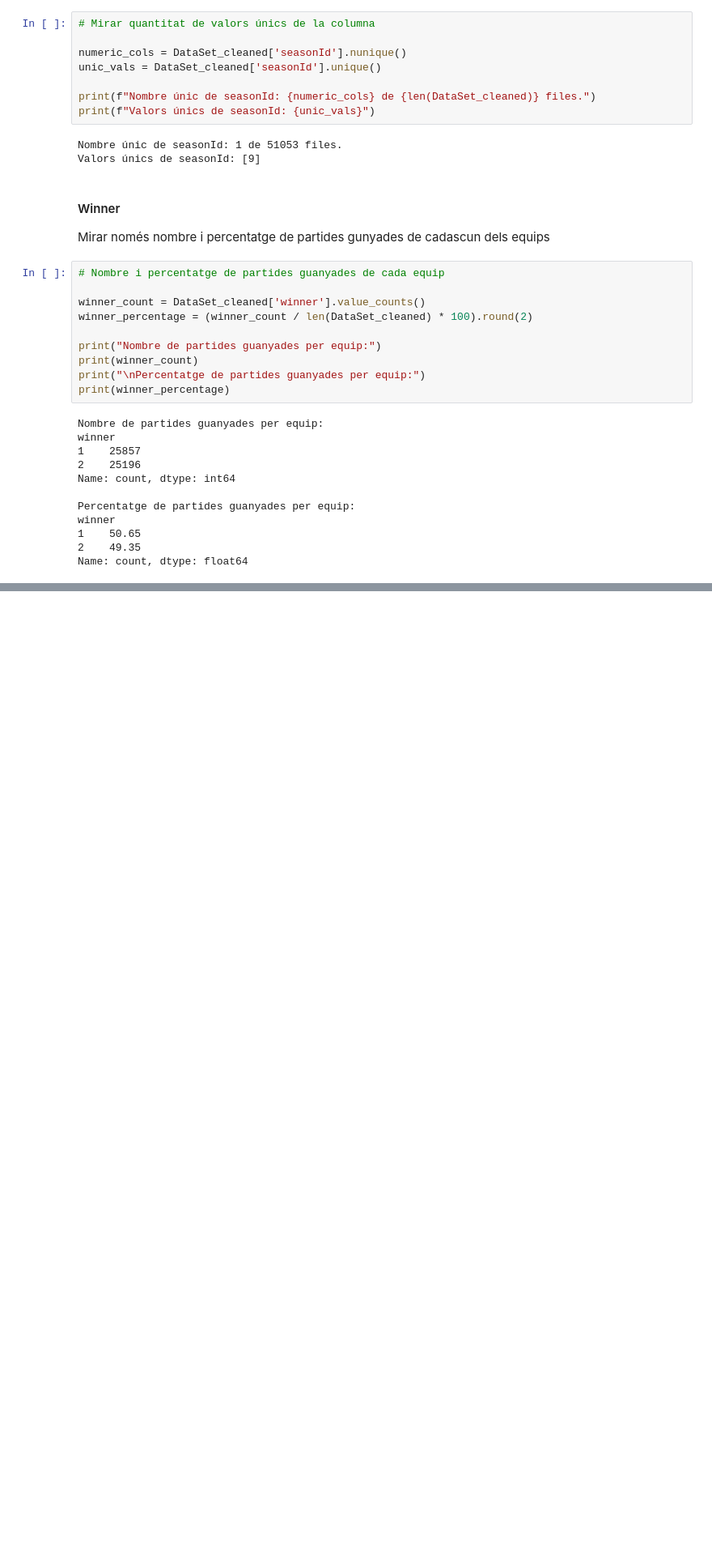
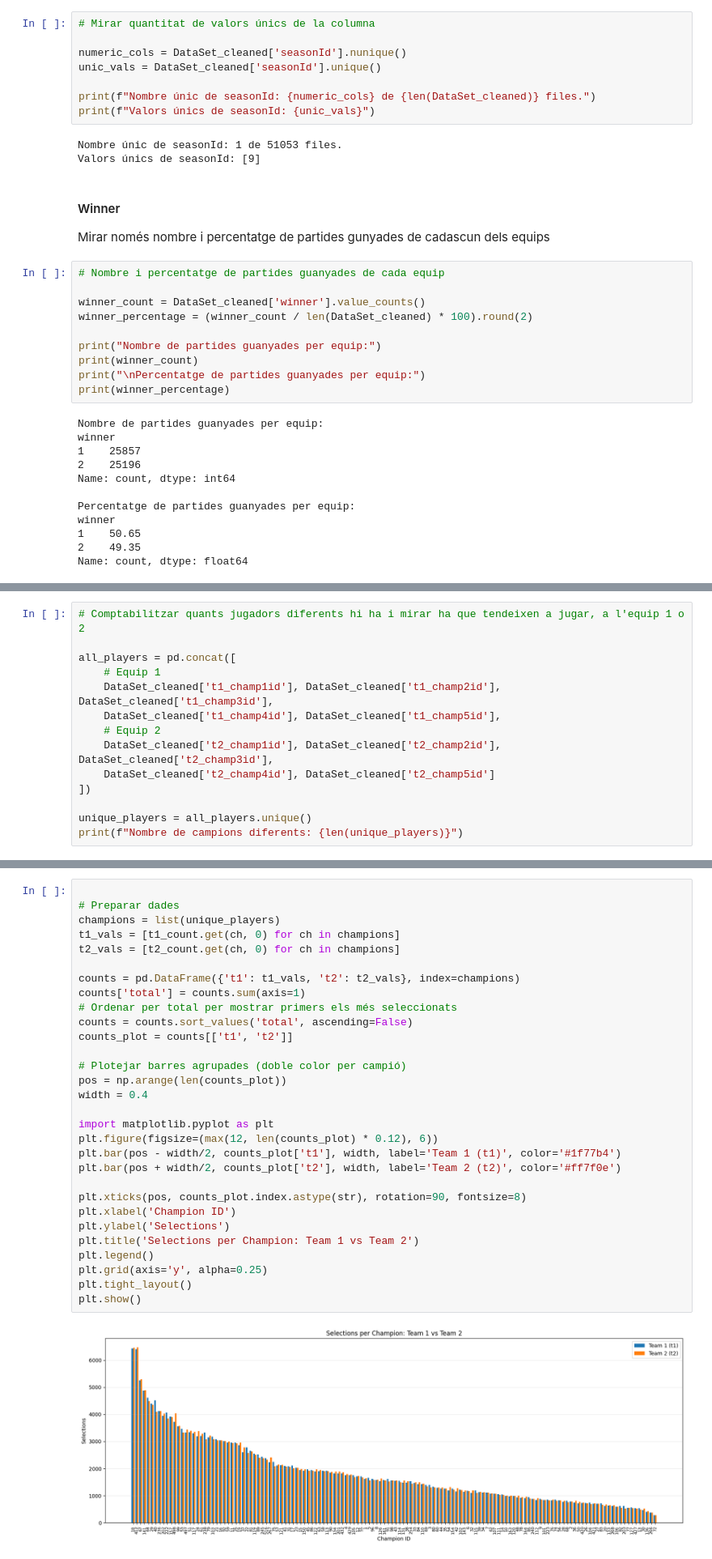
Before and after one commit to NIU1710545/Kaggle-Code, a Jupyter notebook: Anàlisi de dades/Dades..ipynb, the cells around one changed output, grey strips where cells are left out. Shown at 81% size. Saved outputs shown, nothing was run; the diff lists cells and outputs as text; blank space fills up the shorter version.

Commit message:
Update Dades..ipynb
Anàlisi de dades individuals - demo 1.0

```diff
--- a/Anàlisi de dades/Dades..ipynb
+++ b/Anàlisi de dades/Dades..ipynb
@@ -284,0 +382,14 @@ Name: count, dtype: float64
+# %%
+# Comptabilitzar quants jugadors diferents hi ha i mirar ha que tendeixen a jugar, a l'equip 1 o 2
+
+all_players = pd.concat([
+    # Equip 1
+    DataSet_cleaned['t1_champ1id'], DataSet_cleaned['t1_champ2id'], DataSet_cleaned['t1_champ3id'],
+    DataSet_cleaned['t1_champ4id'], DataSet_cleaned['t1_champ5id'],
+    # Equip 2
+    DataSet_cleaned['t2_champ1id'], DataSet_cleaned['t2_champ2id'], DataSet_cleaned['t2_champ3id'],
+    DataSet_cleaned['t2_champ4id'], DataSet_cleaned['t2_champ5id']
+])
+
+unique_players = all_players.unique()
+print(f"Nombre de campions diferents: {len(unique_players)}")
@@ -284,0 +462,32 @@ Name: count, dtype: float64
+# %%
+
+# Preparar dades
+champions = list(unique_players)
+t1_vals = [t1_count.get(ch, 0) for ch in champions]
+t2_vals = [t2_count.get(ch, 0) for ch in champions]
+
+counts = pd.DataFrame({'t1': t1_vals, 't2': t2_vals}, index=champions)
+counts['total'] = counts.sum(axis=1)
+# Ordenar per total per mostrar primers els més seleccionats
+counts = counts.sort_values('total', ascending=False)
+counts_plot = counts[['t1', 't2']]
+
+# Plotejar barres agrupades (doble color per campió)
+pos = np.arange(len(counts_plot))
+width = 0.4
+
+import matplotlib.pyplot as plt
+plt.figure(figsize=(max(12, len(counts_plot) * 0.12), 6))
+plt.bar(pos - width/2, counts_plot['t1'], width, label='Team 1 (t1)', color='#1f77b4')
+plt.bar(pos + width/2, counts_plot['t2'], width, label='Team 2 (t2)', color='#ff7f0e')
+
+plt.xticks(pos, counts_plot.index.astype(str), rotation=90, fontsize=8)
+plt.xlabel('Champion ID')
+plt.ylabel('Selections')
+plt.title('Selections per Champion: Team 1 vs Team 2')
+plt.legend()
+plt.grid(axis='y', alpha=0.25)
+plt.tight_layout()
+plt.show()
+# %% [output]
+[figure, added]
```
Also changed, not shown: parts of 17 cells of this notebook.
